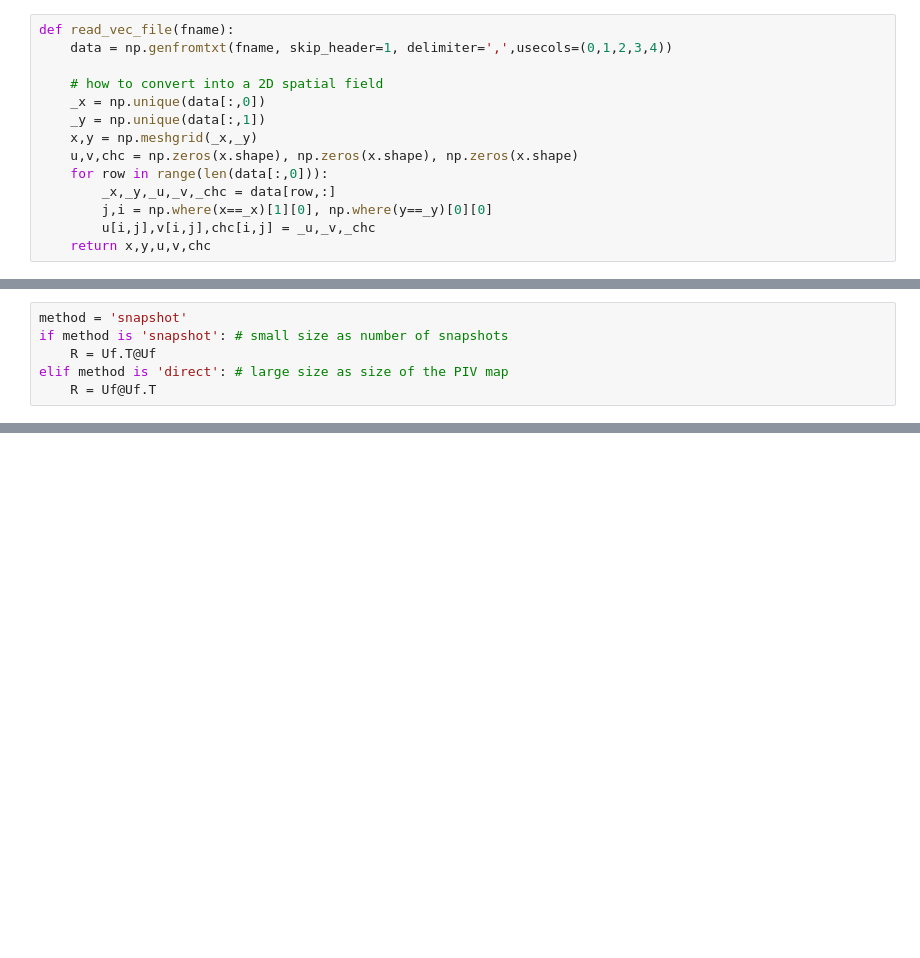
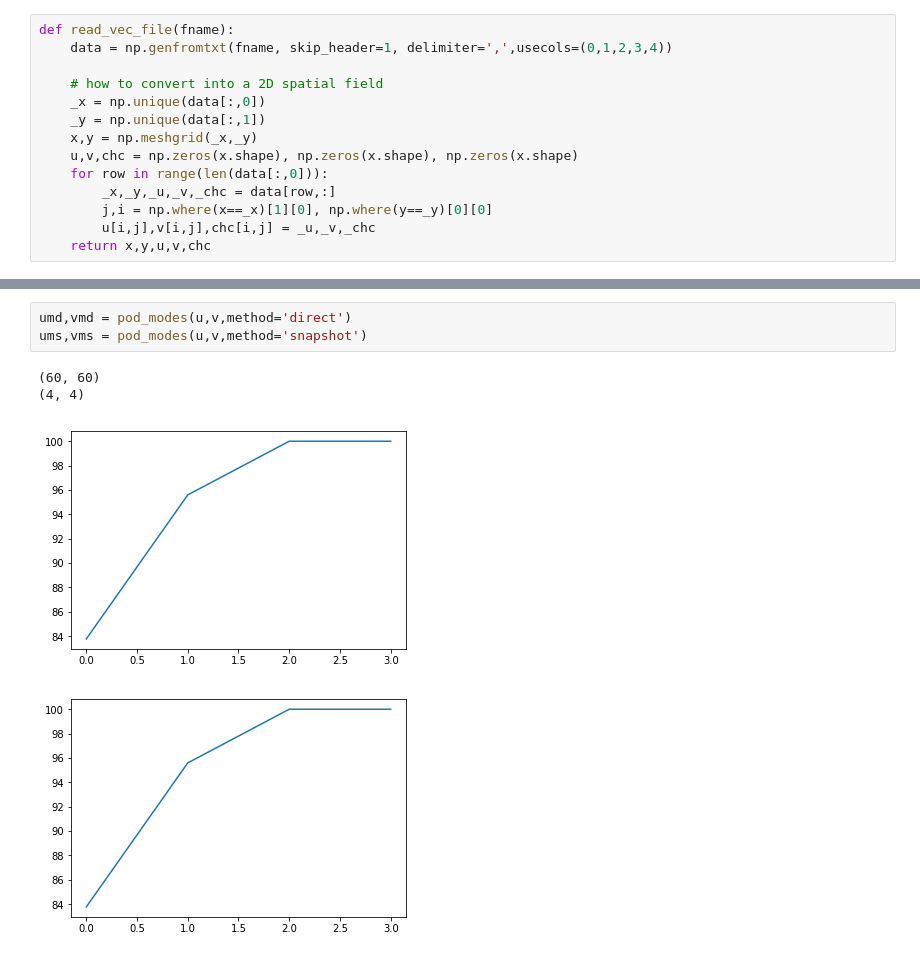
Before and after one commit to OpenPIV/openpiv-podbox, a Jupyter notebook: Python/notebooks/poduv.ipynb, the cells around one changed output, grey strips where cells are left out. Cells and saved outputs as stored; diff of their text form; blank space fills up the shorter version.

```diff
--- a/Python/notebooks/poduv.ipynb
+++ b/Python/notebooks/poduv.ipynb
@@ -103,6 +53,0 @@ for i in range(U.shape[1]):
-# %%
-method = 'snapshot'
-if method is 'snapshot': # small size as number of snapshots
-    R = Uf.T@Uf
-elif method is 'direct': # large size as size of the PIV map
-    R = Uf@Uf.T
@@ -169,0 +128,8 @@ array([ 0.49161687,  0.38200387,  0.37780693,  0.36328728,  0.30300798,
+# %%
+umd,vmd = pod_modes(u,v,method='direct')
+ums,vms = pod_modes(u,v,method='snapshot')
+# %% [output]
+(60, 60)
+(4, 4)
+[figure, added]
+[figure, added]
```
Also changed, not shown: parts of 26 cells of this notebook.
